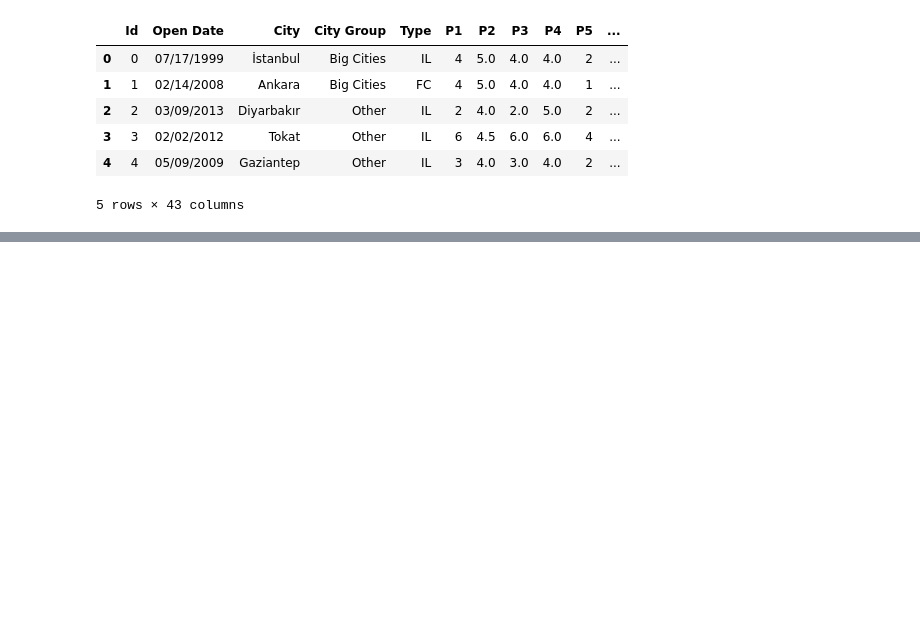
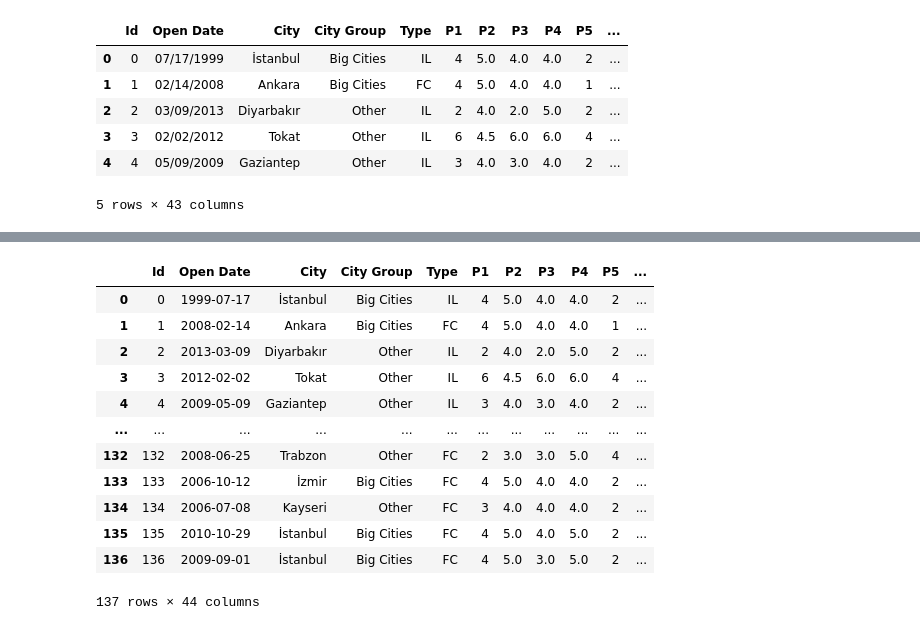
Before and after one commit to Nacim-B/Restaurant_Revenue_Prediction, a Jupyter notebook: Restaurant_Revenue_Prediction.ipynb, the cells around one changed output, grey strips where cells are left out. Drawn from its saved outputs; the diff is of its cells as text; code cells hidden in the pictures; blank space fills up the shorter version.

```diff
--- a/Restaurant_Revenue_Prediction.ipynb
+++ b/Restaurant_Revenue_Prediction.ipynb
@@ -37,0 +66,18 @@ preprocessing = make_pipeline(column_trans, normalizer)
+# %%
+data['Open Days'] = dateLastTrain['Date'] - data['Open Date']
+data['Open Days'] = data['Open Days'].astype('timedelta64[D]').astype(int)
+data
+# %% [output]
+|  | Id | Open Date | City | City Group | Type | P1 | P2 | P3 | P4 | P5 | ... |
+| 0 | 0 | 1999-07-17 | İstanbul | Big Cities | IL | 4 | 5.0 | 4.0 | 4.0 | 2 | ... |
+| 1 | 1 | 2008-02-14 | Ankara | Big Cities | FC | 4 | 5.0 | 4.0 | 4.0 | 1 | ... |
+| 2 | 2 | 2013-03-09 | Diyarbakır | Other | IL | 2 | 4.0 | 2.0 | 5.0 | 2 | ... |
+| 3 | 3 | 2012-02-02 | Tokat | Other | IL | 6 | 4.5 | 6.0 | 6.0 | 4 | ... |
+| 4 | 4 | 2009-05-09 | Gaziantep | Other | IL | 3 | 4.0 | 3.0 | 4.0 | 2 | ... |
+| ... | ... | ... | ... | ... | ... | ... | ... | ... | ... | ... | ... |
+| 132 | 132 | 2008-06-25 | Trabzon | Other | FC | 2 | 3.0 | 3.0 | 5.0 | 4 | ... |
+| 133 | 133 | 2006-10-12 | İzmir | Big Cities | FC | 4 | 5.0 | 4.0 | 4.0 | 2 | ... |
+| 134 | 134 | 2006-07-08 | Kayseri | Other | FC | 3 | 4.0 | 4.0 | 4.0 | 2 | ... |
+| 135 | 135 | 2010-10-29 | İstanbul | Big Cities | FC | 4 | 5.0 | 4.0 | 5.0 | 2 | ... |
+| 136 | 136 | 2009-09-01 | İstanbul | Big Cities | FC | 4 | 5.0 | 3.0 | 5.0 | 2 | ... |
+137 rows × 44 columns
```
Also changed, not shown: parts of 17 cells of this notebook.
